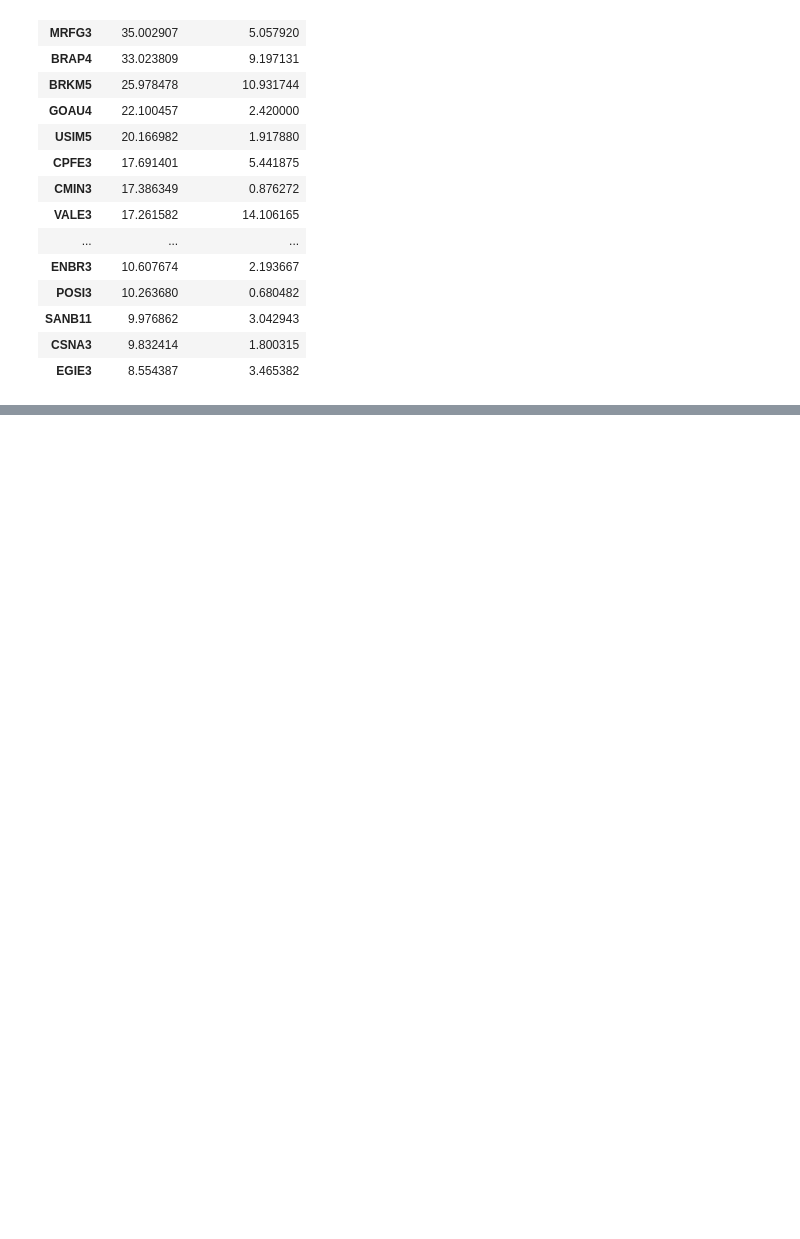
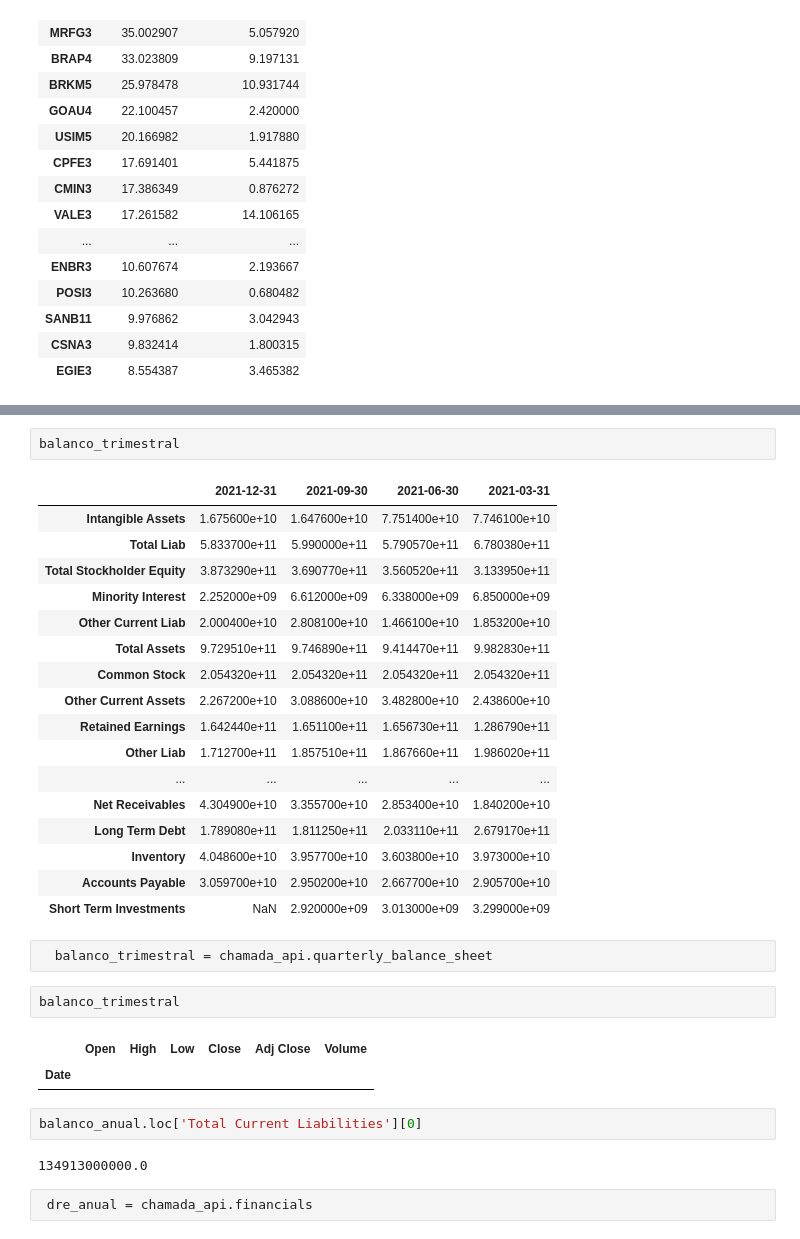
Before and after one commit to robertoricci/Curso-Data-Science-com-Python-Banco-MODAL, a Jupyter notebook: Calculo_20_Empresas_pagadoras_de_Dividendos.ipynb, the cells around one changed output, grey strips where cells are left out. Saved outputs shown, nothing was run; the diff lists cells and outputs as text; blank space fills up the shorter version.

```diff
--- a/Calculo_20_Empresas_pagadoras_de_Dividendos.ipynb
+++ b/Calculo_20_Empresas_pagadoras_de_Dividendos.ipynb
@@ -164,0 +253,33 @@ df_scan
+# %%
+balanco_trimestral
+# %% [output]
+|  | 2021-12-31 | 2021-09-30 | 2021-06-30 | 2021-03-31 |
+| Intangible Assets | 1.675600e+10 | 1.647600e+10 | 7.751400e+10 | 7.746100e+10 |
+| Total Liab | 5.833700e+11 | 5.990000e+11 | 5.790570e+11 | 6.780380e+11 |
+| Total Stockholder Equity | 3.873290e+11 | 3.690770e+11 | 3.560520e+11 | 3.133950e+11 |
+| Minority Interest | 2.252000e+09 | 6.612000e+09 | 6.338000e+09 | 6.850000e+09 |
+| Other Current Liab | 2.000400e+10 | 2.808100e+10 | 1.466100e+10 | 1.853200e+10 |
+| Total Assets | 9.729510e+11 | 9.746890e+11 | 9.414470e+11 | 9.982830e+11 |
+| Common Stock | 2.054320e+11 | 2.054320e+11 | 2.054320e+11 | 2.054320e+11 |
+| Other Current Assets | 2.267200e+10 | 3.088600e+10 | 3.482800e+10 | 2.438600e+10 |
+| Retained Earnings | 1.642440e+11 | 1.651100e+11 | 1.656730e+11 | 1.286790e+11 |
+| Other Liab | 1.712700e+11 | 1.857510e+11 | 1.867660e+11 | 1.986020e+11 |
+| ... | ... | ... | ... | ... |
+| Net Receivables | 4.304900e+10 | 3.355700e+10 | 2.853400e+10 | 1.840200e+10 |
+| Long Term Debt | 1.789080e+11 | 1.811250e+11 | 2.033110e+11 | 2.679170e+11 |
+| Inventory | 4.048600e+10 | 3.957700e+10 | 3.603800e+10 | 3.973000e+10 |
+| Accounts Payable | 3.059700e+10 | 2.950200e+10 | 2.667700e+10 | 2.905700e+10 |
+| Short Term Investments | NaN | 2.920000e+09 | 3.013000e+09 | 3.299000e+09 |
+# %%
+  balanco_trimestral = chamada_api.quarterly_balance_sheet
+# %%
+balanco_trimestral
+# %% [output]
+|  | Open | High | Low | Close | Adj Close | Volume |
+| Date |  |  |  |  |  |  |
+# %%
+balanco_anual.loc['Total Current Liabilities'][0]
+# %% [output]
+134913000000.0
+# %%
+ dre_anual = chamada_api.financials
```
Also changed, not shown: parts of 7 cells of this notebook.
